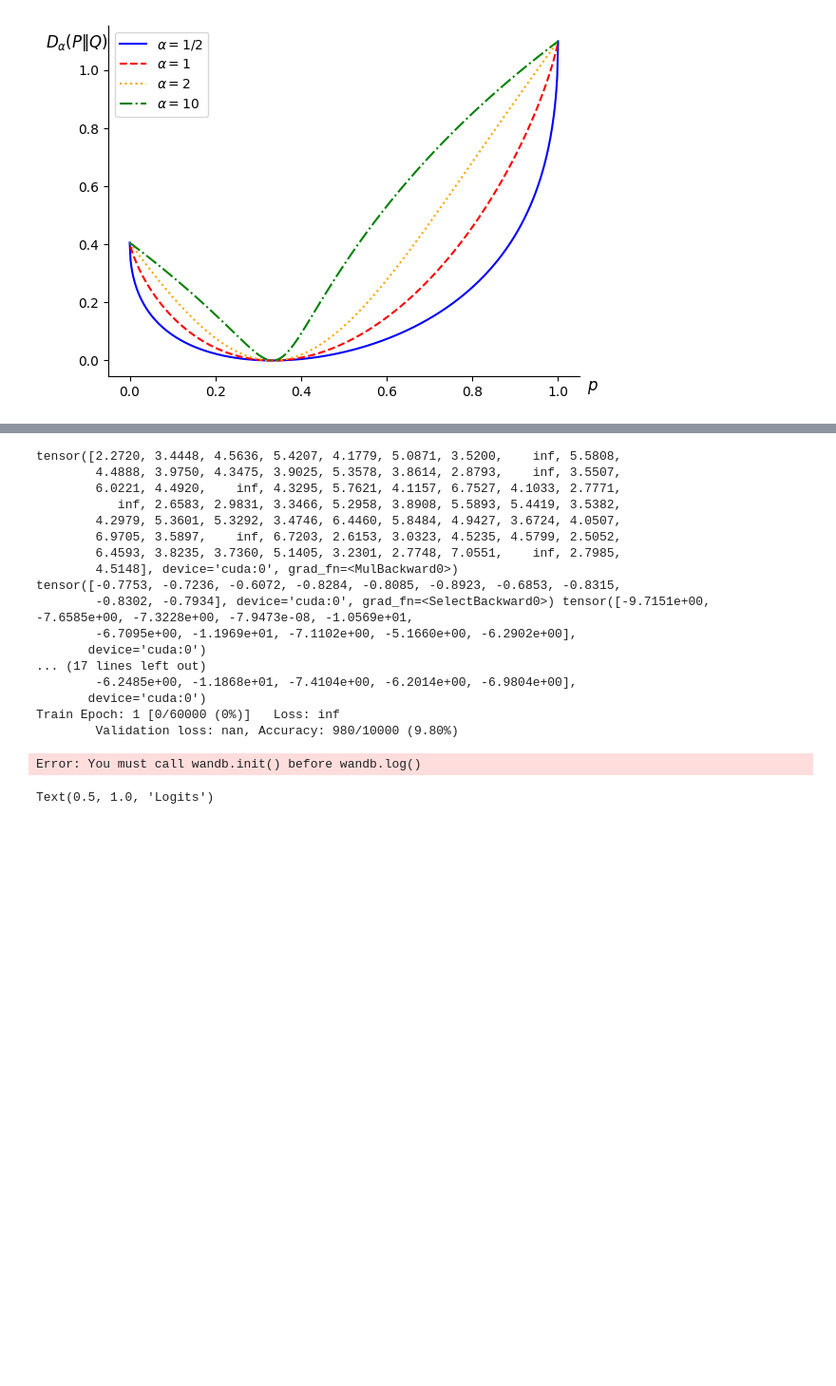
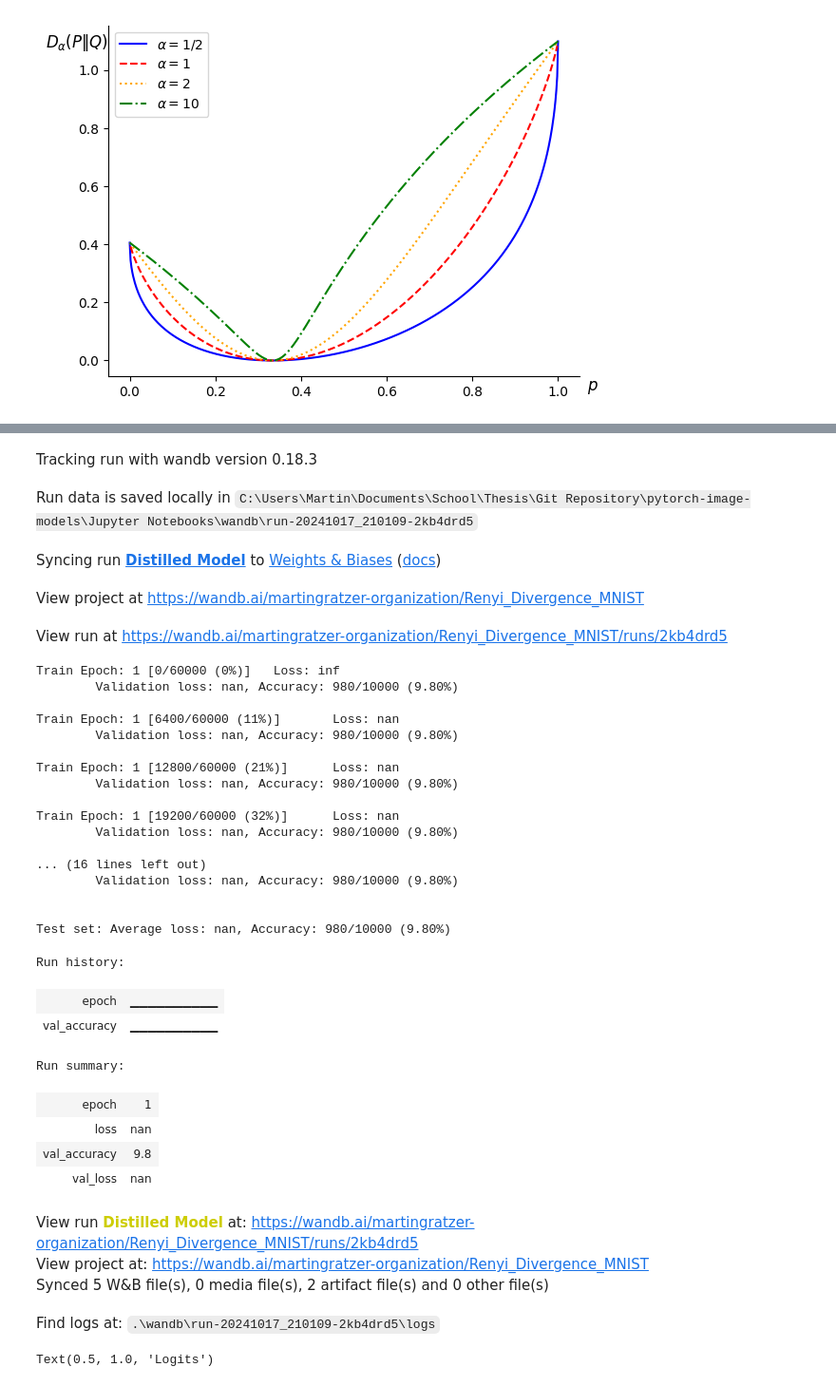
Before and after one commit to Maertine/pytorch-image-models, a Jupyter notebook: Jupyter Notebooks/Renyi Divergence.ipynb, the cells around one changed output, grey strips where cells are left out. Shown at 95% size. Cells and saved outputs as stored; diff of their text form; code cells hidden in the pictures; blank space fills up the shorter version.

```diff
--- a/Jupyter Notebooks/Renyi Divergence.ipynb
+++ b/Jupyter Notebooks/Renyi Divergence.ipynb
@@ -336,44 +332,61 @@ Find logs at: .\wandb\run-20241016_235600-9ca33k7a\logs
 # %%
 beta = 2
 temperature = 3
 alpha = 10
 
 student_model = Reduced_Net().to(device)
 optimizer = optim.SGD(student_model.parameters(), lr=0.01, momentum=0.9, weight_decay=5e-4)
 
 wandb.init(
     project="Renyi_Divergence_MNIST",
     name = "Distilled Model",
     config={
         "beta": beta,
         "temperature": temperature,
         "alpha": alpha
     }
 )
 
 for epoch in range(1, 2):
     destilation_train_and_test(student_model, model, device, train_loader, test_loader, optimizer, epoch, beta, temperature, alpha)
+    test(student_model, device, test_loader)
 
 wandb.finish()
 # %% [output]
+Tracking run with wandb version 0.18.3
+Run data is saved locally in C:\Users\Martin\Documents\School\Thesis\Git Repository\pytorch-image-models\Jupyter Notebooks\wandb\run-20241017_210109-2kb4drd5
+Syncing run Distilled Model to Weights & Biases (docs)
+View project at https://wandb.ai/martingratzer-organization/Renyi_Divergence_MNIST
+View run at https://wandb.ai/martingratzer-organization/Renyi_Divergence_MNIST/runs/2kb4drd5
-tensor([2.2720, 3.4448, 4.5636, 5.4207, 4.1779, 5.0871, 3.5200,    inf, 5.5808,
-        4.4888, 3.9750, 4.3475, 3.9025, 5.3578, 3.8614, 2.8793,    inf, 3.5507,
-        6.0221, 4.4920,    inf, 4.3295, 5.7621, 4.1157, 6.7527, 4.1033, 2.7771,
-           inf, 2.6583, 2.9831, 3.3466, 5.2958, 3.8908, 5.5893, 5.4419, 3.5382,
-        4.2979, 5.3601, 5.3292, 3.4746, 6.4460, 5.8484, 4.9427, 3.6724, 4.0507,
-        6.9705, 3.5897,    inf, 6.7203, 2.6153, 3.0323, 4.5235, 4.5799, 2.5052,
-        6.4593, 3.8235, 3.7360, 5.1405, 3.2301, 2.7748, 7.0551,    inf, 2.7985,
-        4.5148], device='cuda:0', grad_fn=<MulBackward0>)
-tensor([-0.7753, -0.7236, -0.6072, -0.8284, -0.8085, -0.8923, -0.6853, -0.8315,
-        -0.8302, -0.7934], device='cuda:0', grad_fn=<SelectBackward0>) tensor([-9.7151e+00, -7.6585e+00, -7.3228e+00, -7.9473e-08, -1.0569e+01,
-        -6.7095e+00, -1.1969e+01, -7.1102e+00, -5.1660e+00, -6.2902e+00],
-       device='cuda:0')
-... (17 lines left out)
-        -6.2485e+00, -1.1868e+01, -7.4104e+00, -6.2014e+00, -6.9804e+00],
-       device='cuda:0')
 Train Epoch: 1 [0/60000 (0%)]   Loss: inf
         Validation loss: nan, Accuracy: 980/10000 (9.80%)
+
+Train Epoch: 1 [6400/60000 (11%)]       Loss: nan
+        Validation loss: nan, Accuracy: 980/10000 (9.80%)
+
+Train Epoch: 1 [12800/60000 (21%)]      Loss: nan
+        Validation loss: nan, Accuracy: 980/10000 (9.80%)
+
+Train Epoch: 1 [19200/60000 (32%)]      Loss: nan
+        Validation loss: nan, Accuracy: 980/10000 (9.80%)
+
+... (16 lines left out)
+        Validation loss: nan, Accuracy: 980/10000 (9.80%)
+
+
+Test set: Average loss: nan, Accuracy: 980/10000 (9.80%)
-Error: You must call wandb.init() before wandb.log()
+Run history:
+| epoch | ▁▁▁▁▁▁▁▁▁▁ |
+| val_accuracy | ▁▁▁▁▁▁▁▁▁▁ |
+Run summary:
+| epoch | 1 |
+| loss | nan |
+| val_accuracy | 9.8 |
+| val_loss | nan |
+View run Distilled Model at: https://wandb.ai/martingratzer-organization/Renyi_Divergence_MNIST/runs/2kb4drd5
+View project at: https://wandb.ai/martingratzer-organization/Renyi_Divergence_MNIST
+Synced 5 W&B file(s), 0 media file(s), 2 artifact file(s) and 0 other file(s)
+Find logs at: .\wandb\run-20241017_210109-2kb4drd5\logs
 # %%
 ## Some more testing with temperature
 # %%
```
Also changed, not shown: parts of 3 cells of this notebook.
